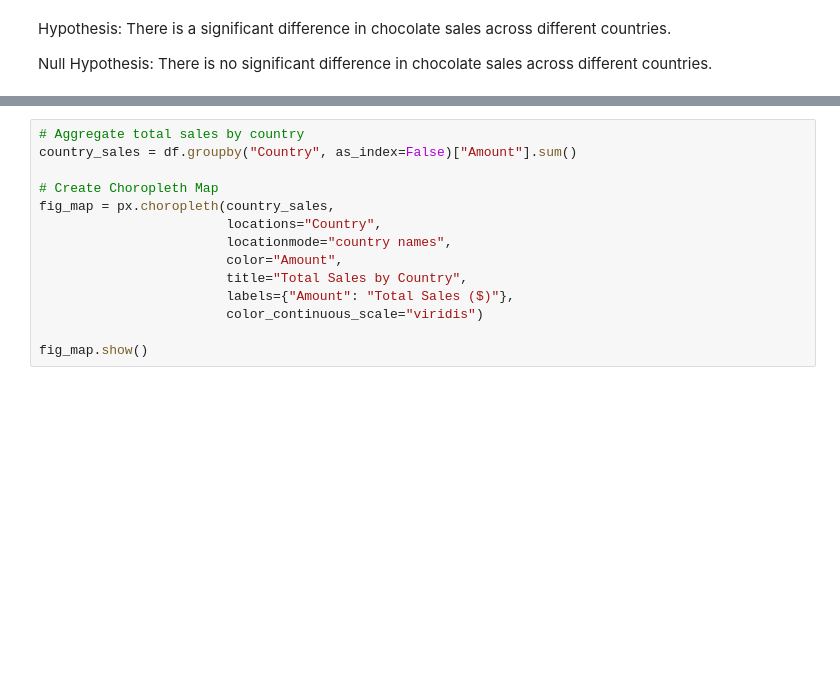
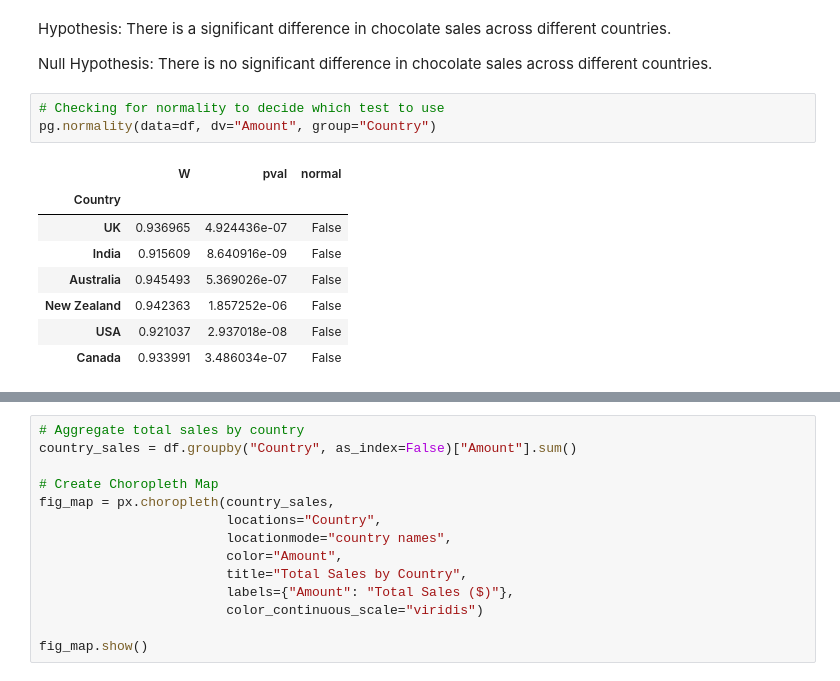
Before and after one commit to seldasen/Chocolate-Sales-Analysis, a Jupyter notebook: jupyter_notebooks/3. Data Visualisations.ipynb, the cells around one changed output, grey strips where cells are left out. Saved outputs shown, nothing was run; the diff lists cells and outputs as text; blank space fills up the shorter version.

Commit message:
added descriptions for various graphs and included statistical tests for each hypothesis

```diff
--- a/jupyter_notebooks/3. Data Visualisations.ipynb
+++ b/jupyter_notebooks/3. Data Visualisations.ipynb
@@ -174,3 +178,15 @@ When attempting statistical tests; ANOVA, Kruskal-Wallis and other statistical t
 Hypothesis: There is a significant difference in chocolate sales across different countries.
 
 Null Hypothesis: There is no significant difference in chocolate sales across different countries.
+# %%
+# Checking for normality to decide which test to use
+pg.normality(data=df, dv="Amount", group="Country")
+# %% [output]
+|  | W | pval | normal |
+| Country |  |  |  |
+| UK | 0.936965 | 4.924436e-07 | False |
+| India | 0.915609 | 8.640916e-09 | False |
+| Australia | 0.945493 | 5.369026e-07 | False |
+| New Zealand | 0.942363 | 1.857252e-06 | False |
+| USA | 0.921037 | 2.937018e-08 | False |
+| Canada | 0.933991 | 3.486034e-07 | False |
```
Also changed, not shown: parts of 25 cells of this notebook.
